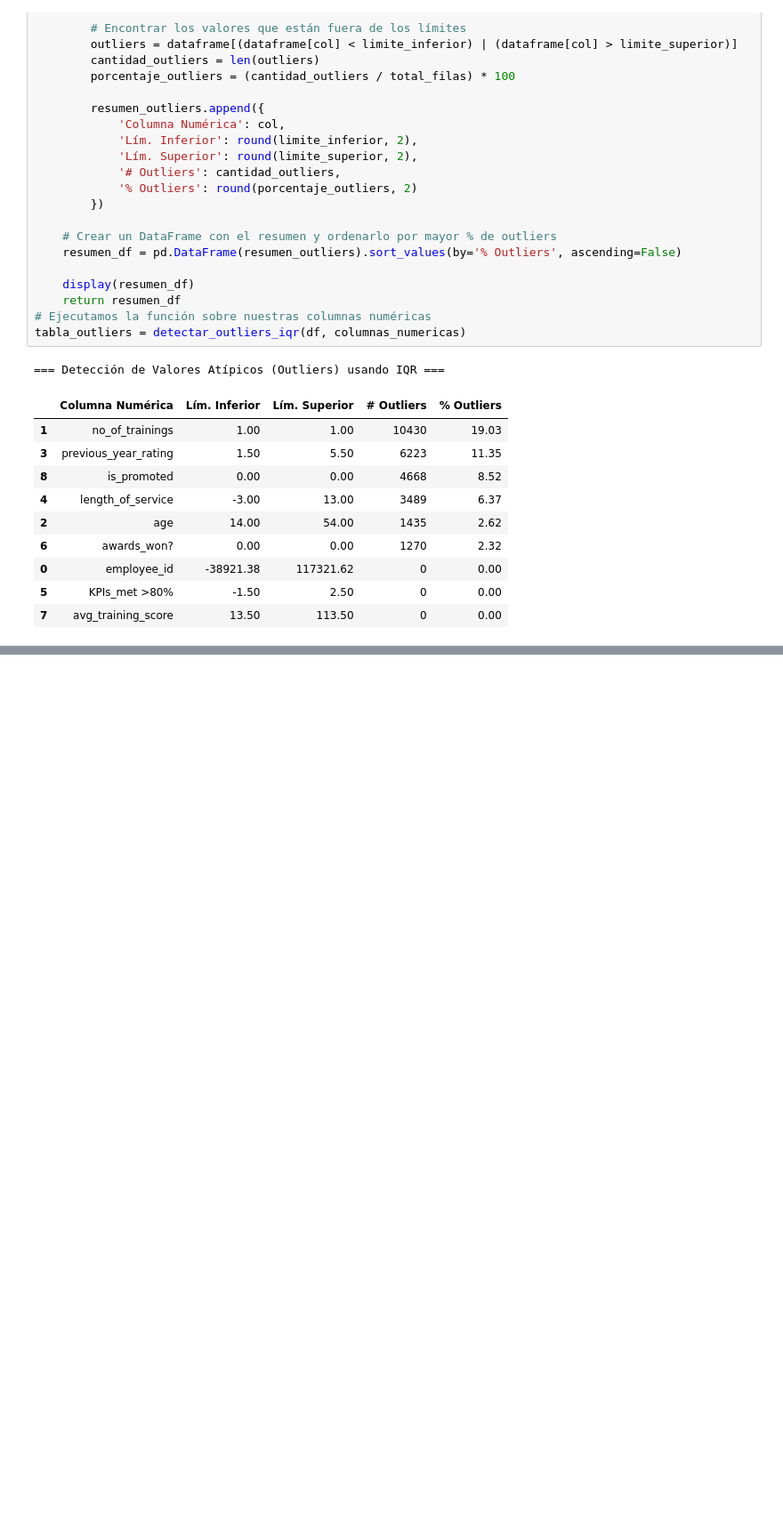
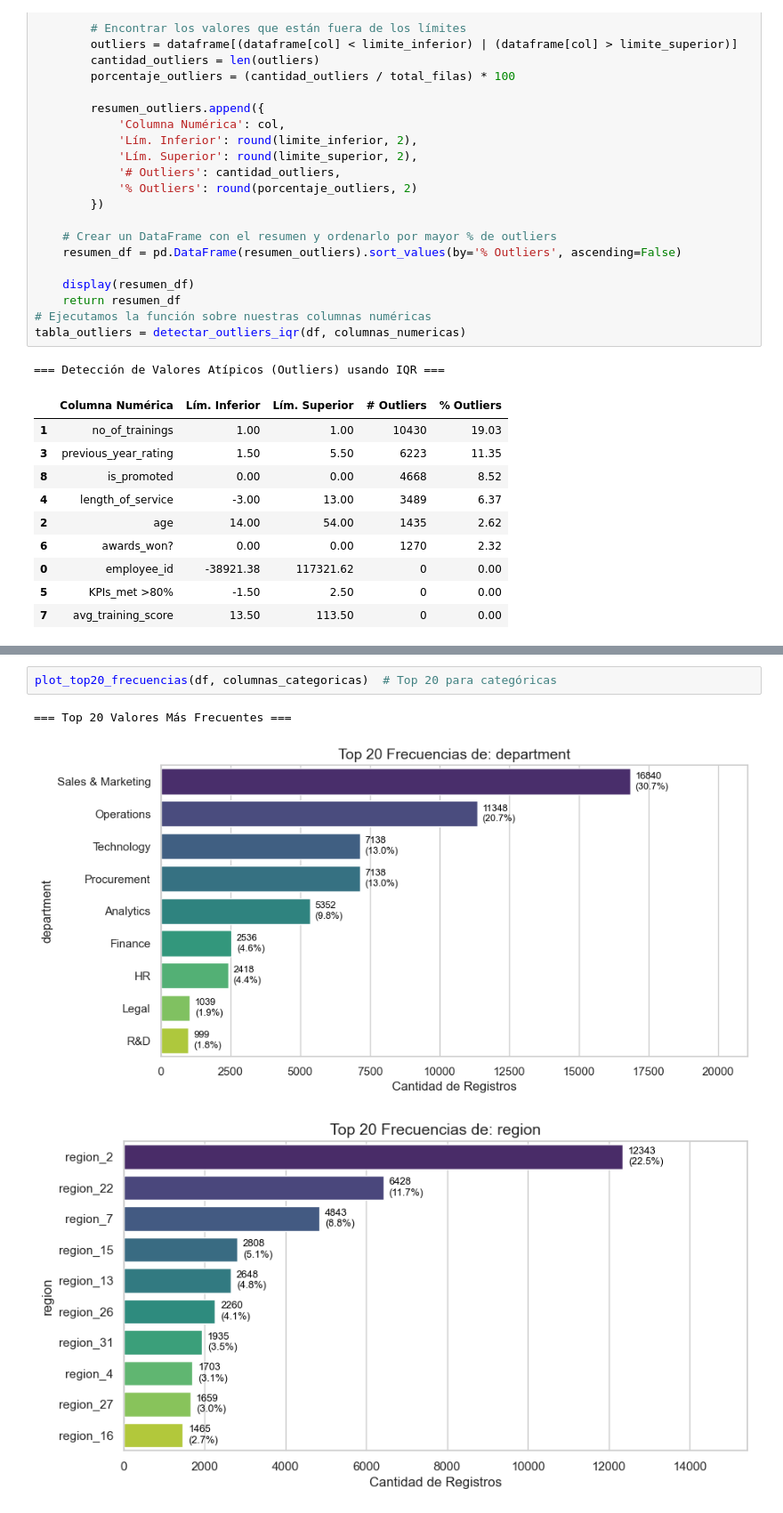
Before and after one commit to lMiaul/ML_TF, a Jupyter notebook: pipeline.ipynb, the cells around one changed output, grey strips where cells are left out. Shown at 89% size. Cells and saved outputs as stored; diff of their text form; blank space fills up the shorter version.

```diff
--- a/pipeline.ipynb
+++ b/pipeline.ipynb
@@ -300,0 +410,6 @@ tabla_outliers = detectar_outliers_iqr(df, columnas_numericas)
+# %%
+plot_top20_frecuencias(df, columnas_categoricas)  # Top 20 para categóricas
+# %% [output]
+=== Top 20 Valores Más Frecuentes ===
+[figure, added]
+[figure, added]
```
Also changed, not shown: parts of 16 cells of this notebook, 1 other file.
